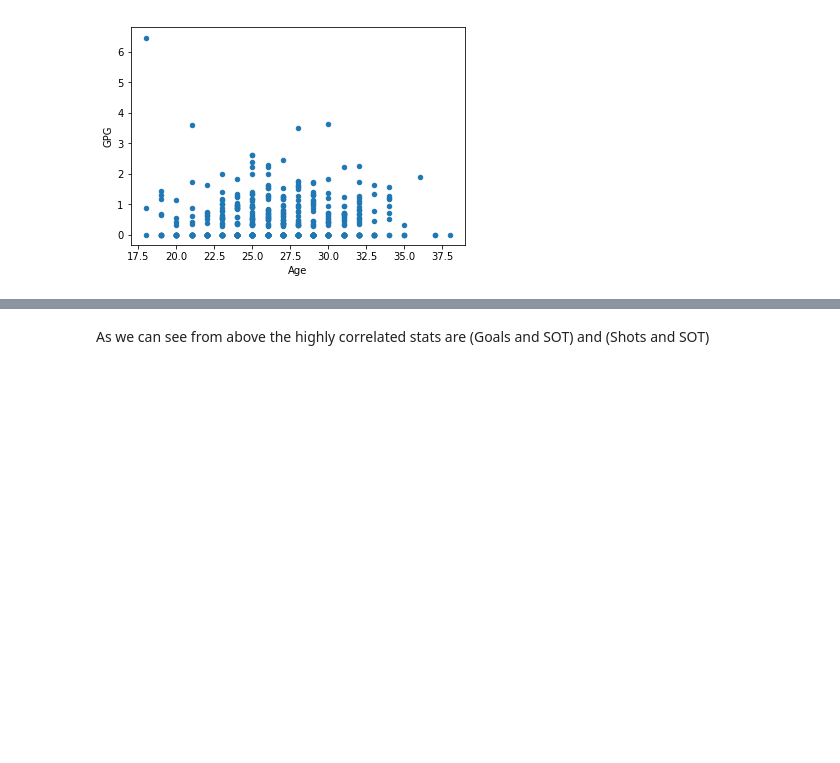
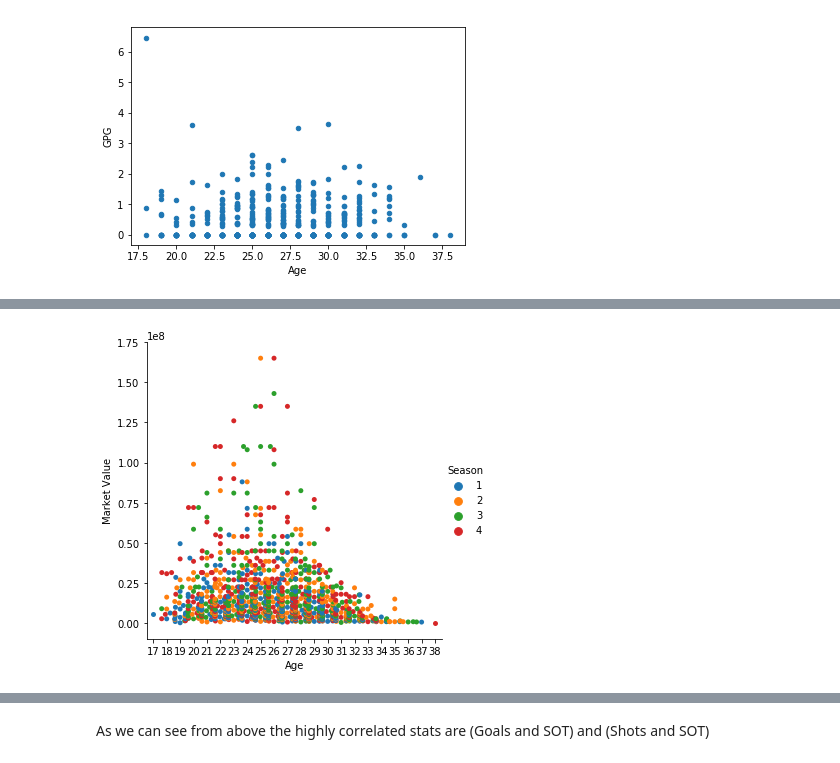
Before and after one commit to Femi-Ogunkola/EPL, a Jupyter notebook: EPL Data Analysis.ipynb, the cells around one changed output, grey strips where cells are left out. Saved outputs shown, nothing was run; the diff lists cells and outputs as text; code cells hidden in the pictures; blank space fills up the shorter version.

```diff
--- a/EPL Data Analysis.ipynb
+++ b/EPL Data Analysis.ipynb
@@ -185,0 +172,5 @@ ValueError: object too deep for desired array
+# %%
+sns.catplot(x="Age", y="Market Value", hue="Season",
+            kind="swarm", data=epl);
+# %% [output]
+[figure, added]
```
Also changed, not shown: parts of 9 cells of this notebook, 1 other file.
